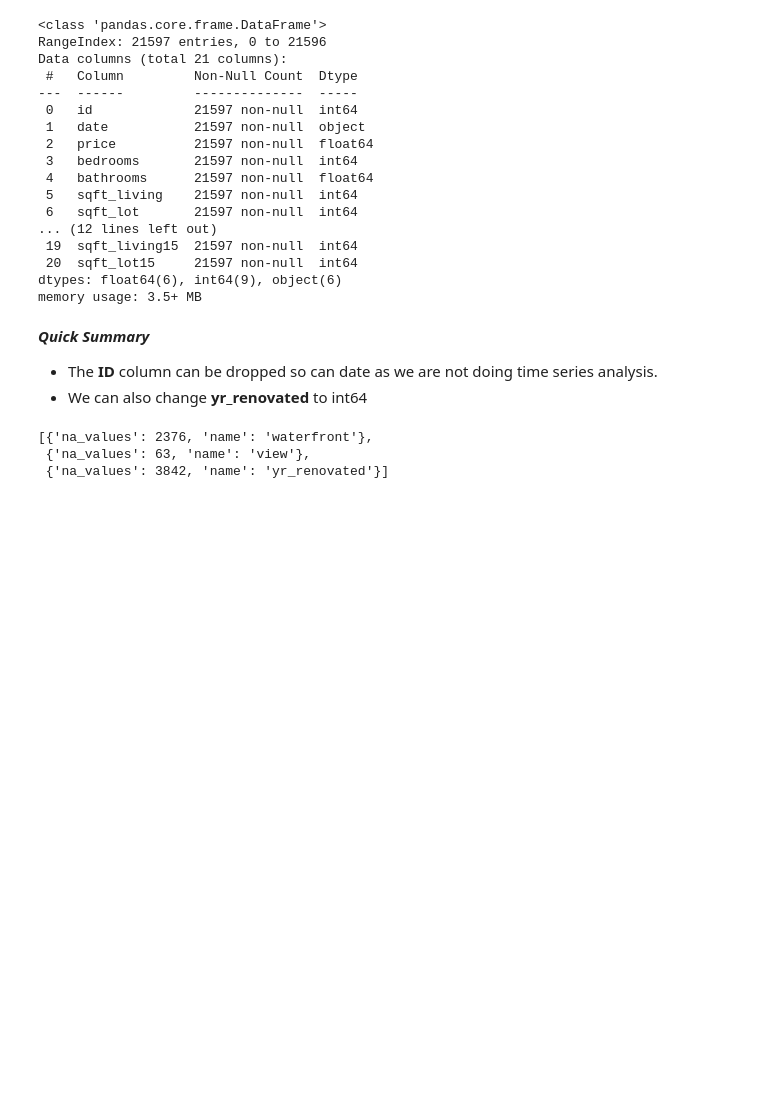
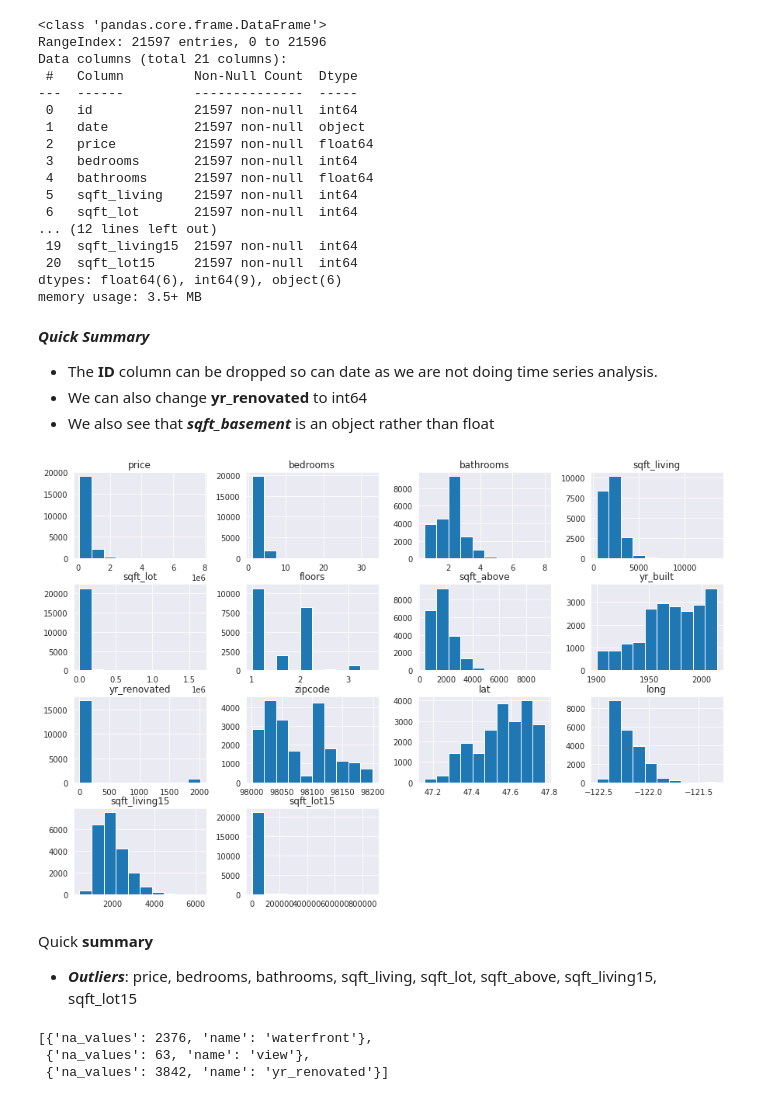
Before and after one commit to AbsIbs/King_County_Project, a Jupyter notebook: main.ipynb, the cells around one changed output. Cells and saved outputs as stored; diff of their text form; code cells hidden in the pictures; blank space fills up the shorter version.

```diff
--- a/main.ipynb
+++ b/main.ipynb
@@ -68,8 +68,16 @@ memory usage: 3.5+ MB
 ***Quick Summary***
 - The **ID** column can be dropped so can date as we are not doing time series analysis.
 - We can also change **yr_renovated** to int64
+- We also see that ***sqft_basement*** is an object rather than float
 # %%
 df = df.drop(['id', 'date'], axis = 1)
+# %%
+df.hist(figsize = (15,10));
+# %% [output]
+[figure, added]
+# %% [markdown]
+Quick **summary**
+- ***Outliers***: price, bedrooms, bathrooms, sqft_living, sqft_lot, sqft_above, sqft_living15, sqft_lot15
 # %%
 # Checking for na values
 na_dict = dict(df.isna().sum())
```
Also changed, not shown: parts of 92 cells of this notebook, 3 other files.
